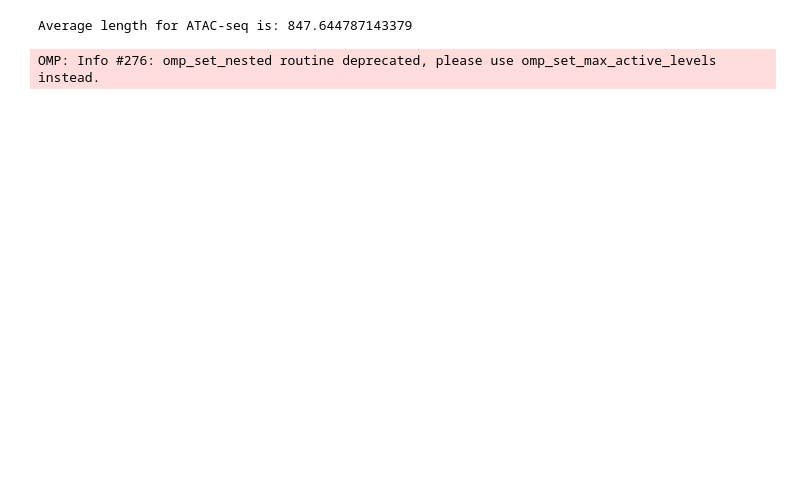
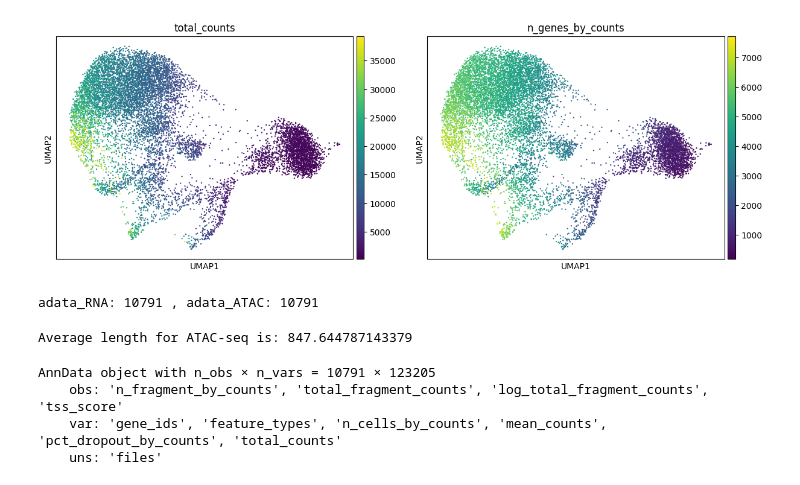
Before and after one commit to CahanLab/EG-CLR, a Jupyter notebook: SingleCellDataAnalysis/K562/10X_multiomics/ISSAAC-seq_generated_10x_k562_analysis.ipynb, the cells around one changed output. Drawn from its saved outputs; the diff is of its cells as text; code cells hidden in the pictures; blank space fills up the shorter version.

Commit message:
add reference and atac preprocessing

```diff
--- a/SingleCellDataAnalysis/K562/10X_multiomics/ISSAAC-seq_generated_10x_k562_analysis.ipynb
+++ b/SingleCellDataAnalysis/K562/10X_multiomics/ISSAAC-seq_generated_10x_k562_analysis.ipynb
@@ -108,0 +153,4 @@ adata_gem = ad.concat([adata_gem, valid_gene_data], axis=1, join="outer")
+# %%
+sc.pl.umap(adata_gem_hvg, color=['total_counts', 'n_genes_by_counts'], color_map='viridis')
+# %% [output]
+[figure, added]
@@ -109 +166,6 @@ adata_gem = ad.concat([adata_gem, valid_gene_data], axis=1, join="outer")
+# %%
+adata_gem, adata_atac = find_common_cell(adata_gem, adata_atac)
+adata_atac = limit_to_Chr(adata_atac, key = 'gene_ids')
+# %% [output]
+adata_RNA: 10791 , adata_ATAC: 10791
 # %%
@@ -124,11 +186,9 @@ Average length for ATAC-seq is: 847.644787143379
 # calcaulte genereal qc metrics for ATAC-seq
 sc.pp.calculate_qc_metrics(adata_atac,percent_top = None, log1p = False, inplace = True)
 
-adata_atac.obs.rename(columns = {"n_genes_by_counts":"n_fragment_by_counts","total_counts":"total_fragment_counts"}, inplace = True)
-
+adata_atac.obs.rename(columns = {"n_genes_by_counts":"n_fragment_by_counts","total_counts":"total_fragment_counts"},
+                      inplace = True)
 adata_atac.obs["log_total_fragment_counts"] = np.log1p(adata_atac.obs["total_fragment_counts"])
-# %% [output]
-OMP: Info #276: omp_set_nested routine deprecated, please use omp_set_max_active_levels instead.
 # %%
 # calculate nucleosome signal
 mu.atac.tl.locate_file(adata_atac, file = "/Volumes/G-DRIVE mobile USB-C/Single-cell_data/K562/10x/ISSAACC-seq_generated/hg19_10xCloud_aligned_data/atac_fragments.tsv.gz", key = "fragments")
@@ -139,4 +199,10 @@ df_annotation = pd.read_csv("/Volumes/G-DRIVE mobile USB-C/Single-cell_data/K562
 df_annotation = df_annotation[['chrom', 'start', 'end']]
 df_annotation.columns = ['Chromosome', 'Start', 'End']
 
-tss = ac.tl.tss_enrichment(adata_atac,  n_tss=3000, random_state=666, features = df_annotation)
+tss = ac.tl.tss_enrichment(adata_atac,  n_tss=5000, random_state=42, features = df_annotation)
+adata_atac
+# %% [output]
+AnnData object with n_obs × n_vars = 10791 × 123205
+    obs: 'n_fragment_by_counts', 'total_fragment_counts', 'log_total_fragment_counts', 'tss_score'
+    var: 'gene_ids', 'feature_types', 'n_cells_by_counts', 'mean_counts', 'pct_dropout_by_counts', 'total_counts'
+    uns: 'files'
```
Also changed, not shown: parts of 26 cells of this notebook, 8 other files.
